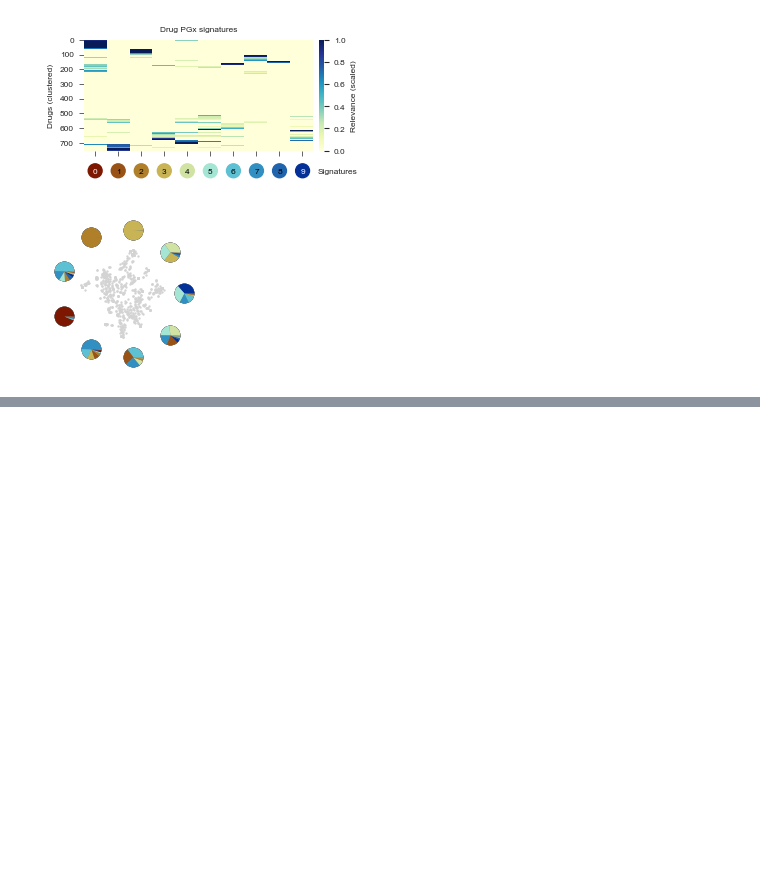
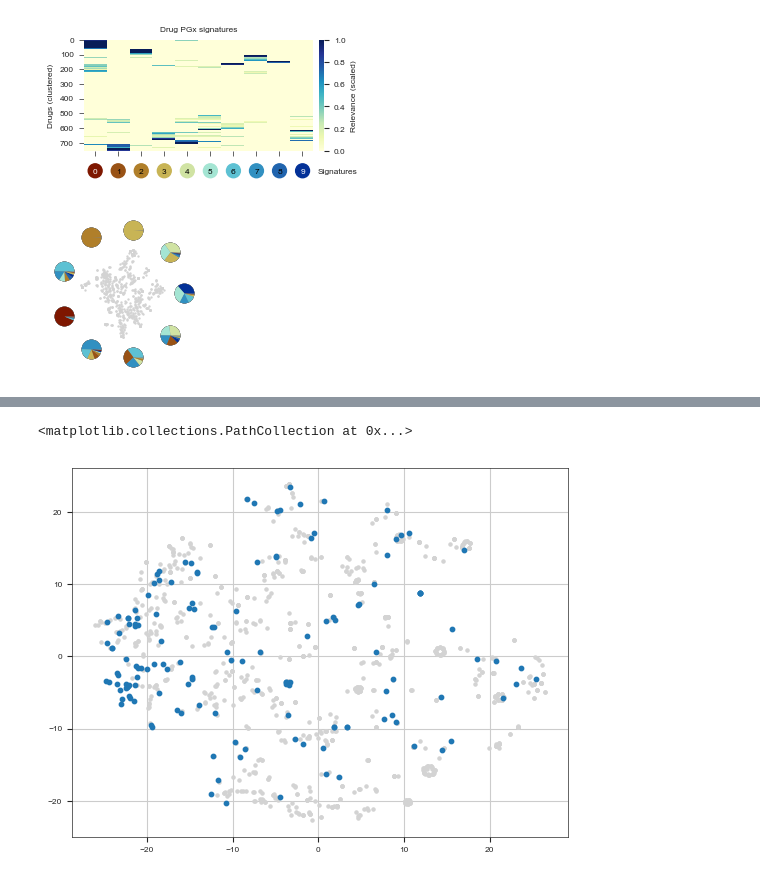
Before and after one commit to ersilia-os/pharmacogx-embeddings, a Jupyter notebook: paper/figure1_topic_modeling.ipynb, the cells around one changed output, grey strips where cells are left out. Saved outputs shown, nothing was run; the diff lists cells and outputs as text; code cells hidden in the pictures; blank space fills up the shorter version.

```diff
--- a/paper/figure1_topic_modeling.ipynb
+++ b/paper/figure1_topic_modeling.ipynb
@@ -207,0 +317,11 @@ stylia.save_figure("assets/signature_genes.png")
+# %%
+
+
+plt.scatter(x, y, color="lightgray", s=5)
+
+x = df[df["gene_name"].isin(adme_genes["Gene Symbol"])]["proj_x"]
+y = df[df["gene_name"].isin(adme_genes["Gene Symbol"])]["proj_y"]
+plt.scatter(x, y)
+# %% [output]
+<matplotlib.collections.PathCollection at 0x...>
+[figure, added]
```
Also changed, not shown: parts of 8 cells of this notebook, 1 other file.
